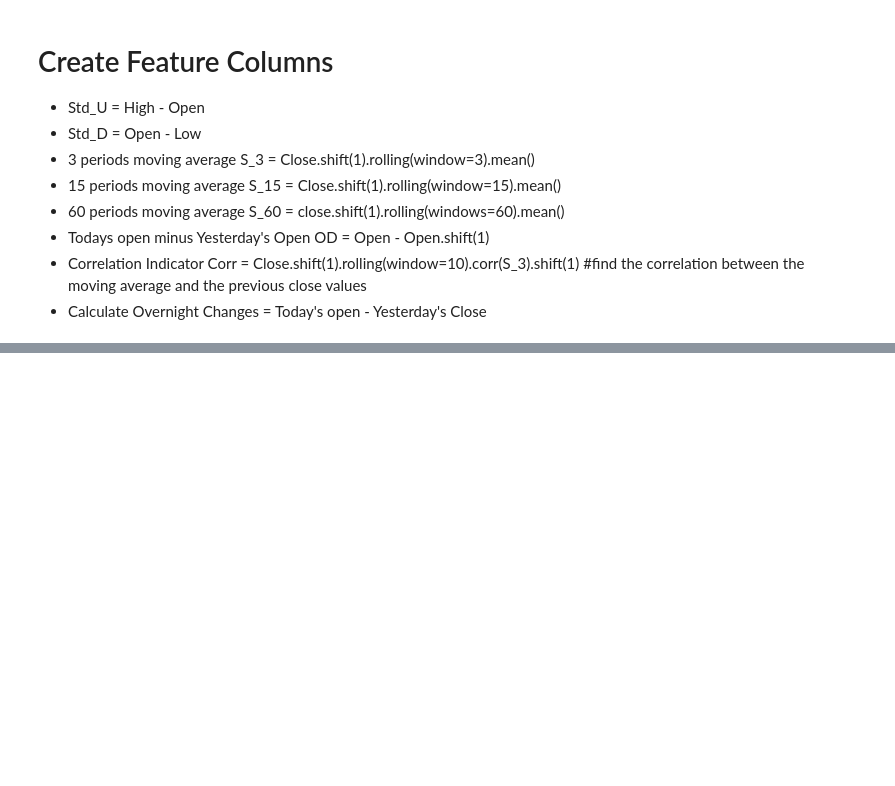
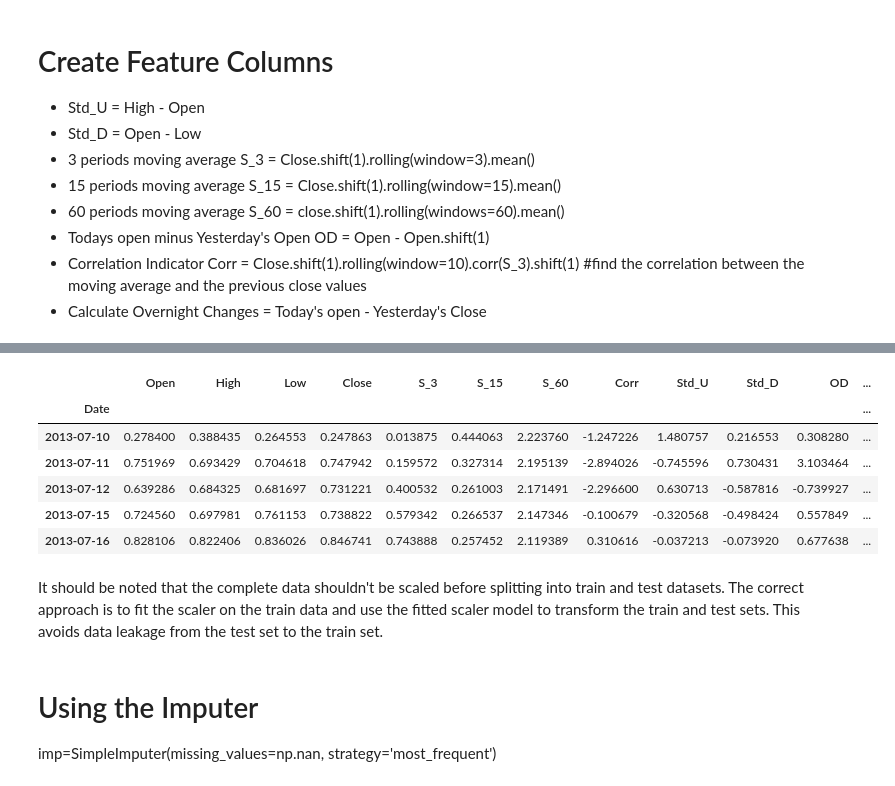
Before and after one commit to gingerchien/QuantHub, a Jupyter notebook: LinearRegressionPricePrediction.ipynb, the cells around one changed output, grey strips where cells are left out. Cells and saved outputs as stored; diff of their text form; code cells hidden in the pictures; blank space fills up the shorter version.

```diff
--- a/LinearRegressionPricePrediction.ipynb
+++ b/LinearRegressionPricePrediction.ipynb
@@ -112,0 +157,6 @@ df.tail()
+# %%
+# Drop all the NaN values
+gold_prices.dropna(inplace=True)
+
+# Check for NaN values
+gold_prices.isna().sum()
@@ -112,0 +181,23 @@ df.tail()
+# %%
+#Initialize the Standard Scaler
+scaler = StandardScaler()
+
+#Scale the data in gold prices and store it as an array in variable scaled
+scaled  = scaler.fit_transform(gold_prices)
+
+#Convert data stored in scaled from array to dataframe
+scaled_prices = pd.DataFrame(scaled, index = gold_prices.index, columns = gold_prices.columns)
+scaled_prices.head()
+# %% [output]
+|  | Open | High | Low | Close | S_3 | S_15 | S_60 | Corr | Std_U | Std_D | OD | ... |
+| Date |  |  |  |  |  |  |  |  |  |  |  | ... |
+| 2013-07-10 | 0.278400 | 0.388435 | 0.264553 | 0.247863 | 0.013875 | 0.444063 | 2.223760 | -1.247226 | 1.480757 | 0.216553 | 0.308280 | ... |
+| 2013-07-11 | 0.751969 | 0.693429 | 0.704618 | 0.747942 | 0.159572 | 0.327314 | 2.195139 | -2.894026 | -0.745596 | 0.730431 | 3.103464 | ... |
+| 2013-07-12 | 0.639286 | 0.684325 | 0.681697 | 0.731221 | 0.400532 | 0.261003 | 2.171491 | -2.296600 | 0.630713 | -0.587816 | -0.739927 | ... |
+| 2013-07-15 | 0.724560 | 0.697981 | 0.761153 | 0.738822 | 0.579342 | 0.266537 | 2.147346 | -0.100679 | -0.320568 | -0.498424 | 0.557849 | ... |
+| 2013-07-16 | 0.828106 | 0.822406 | 0.836026 | 0.846741 | 0.743888 | 0.257452 | 2.119389 | 0.310616 | -0.037213 | -0.073920 | 0.677638 | ... |
+# %% [markdown]
+It should be noted that the complete data shouldn't be scaled before splitting into train and test datasets. The correct approach is to fit the scaler on the train data and use the fitted scaler model to transform the train and test sets. This avoids data leakage from the test set to the train set.
+# %% [markdown]
+# Using the Imputer
+imp=SimpleImputer(missing_values=np.nan, strategy='most_frequent')
```
Also changed, not shown: parts of 24 cells of this notebook.
